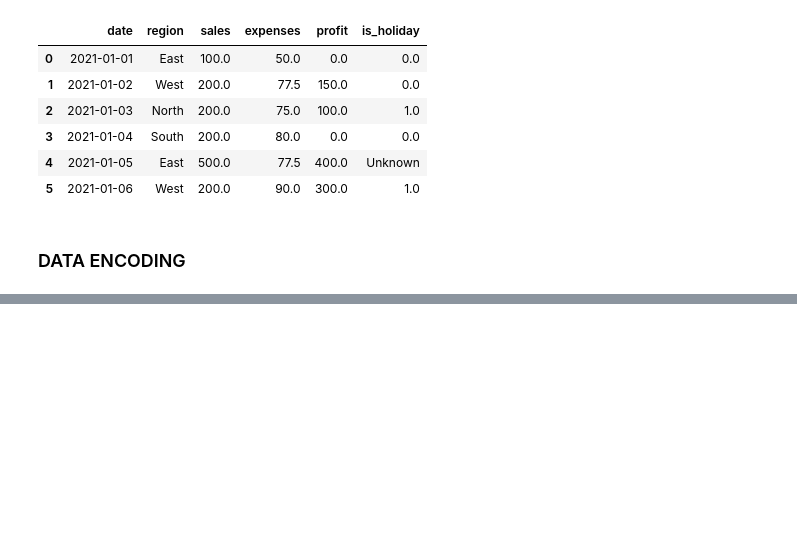
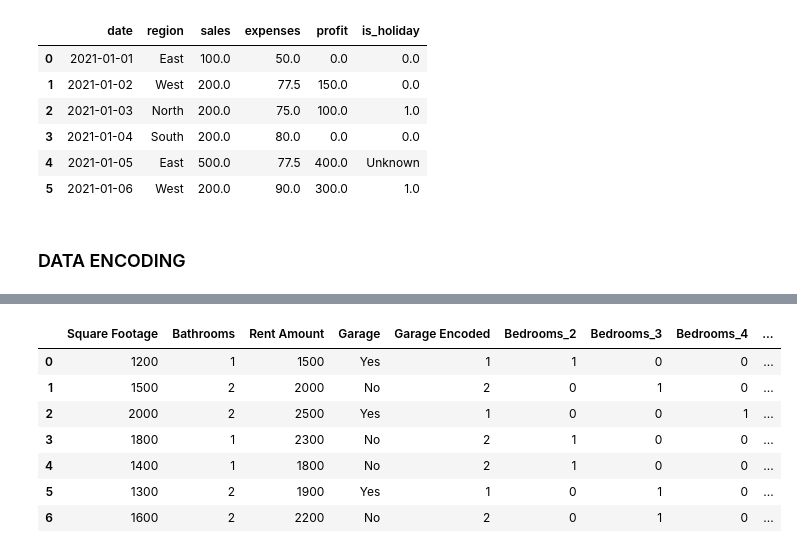
Before and after one commit to amenhasfaw/DPFE, a Jupyter notebook: CODE/Basic_Analysis.ipynb, the cells around one changed output, grey strips where cells are left out. Drawn from its saved outputs; the diff is of its cells as text; code cells hidden in the pictures; blank space fills up the shorter version.

```diff
--- a/CODE/Basic_Analysis.ipynb
+++ b/CODE/Basic_Analysis.ipynb
@@ -338,0 +335,11 @@ sales_df
+# %%
+import pandas as pd
+
+data = {'Square Footage': [1200, 1500, 2000, 1800, 1400, 1300, 1600],
+        'Bedrooms': [2, 3, 4, 2, 2, 3, 3],
+        'Bathrooms': [1, 2, 2, 1, 1, 2, 2],
+        'Rent Amount': [1500, 2000, 2500, 2300, 1800, 1900, 2200],
+        'Garage': ['Yes', 'No', 'Yes', 'No', 'No', 'Yes', 'No']}
+
+df = pd.DataFrame(data)
+df
@@ -338,0 +355,9 @@ sales_df
+# %%
+EncodingHM = {
+    'Yes' : 1,
+    'No' : 2
+}
+
+
+df['Garage Encoded'] = df['Garage'].replace(EncodingHM)
+df
@@ -338,0 +373,3 @@ sales_df
+# %%
+df = pd.get_dummies(df, columns=['Bedrooms'])
+df
@@ -338,0 +385,15 @@ sales_df
+# %%
+from sklearn.preprocessing import OrdinalEncoder
+
+encoder = OrdinalEncoder()
+df['Garage_Encoded_2'] = encoder.fit_transform(df[['Garage']])
+df
+# %% [output]
+|  | Square Footage | Bathrooms | Rent Amount | Garage | Garage Encoded | Bedrooms_2 | Bedrooms_3 | Bedrooms_4 | ... |
+| 0 | 1200 | 1 | 1500 | Yes | 1 | 1 | 0 | 0 | ... |
+| 1 | 1500 | 2 | 2000 | No | 2 | 0 | 1 | 0 | ... |
+| 2 | 2000 | 2 | 2500 | Yes | 1 | 0 | 0 | 1 | ... |
+| 3 | 1800 | 1 | 2300 | No | 2 | 1 | 0 | 0 | ... |
+| 4 | 1400 | 1 | 1800 | No | 2 | 1 | 0 | 0 | ... |
+| 5 | 1300 | 2 | 1900 | Yes | 1 | 0 | 1 | 0 | ... |
+| 6 | 1600 | 2 | 2200 | No | 2 | 0 | 1 | 0 | ... |
```
Also changed, not shown: parts of 5 cells of this notebook.
